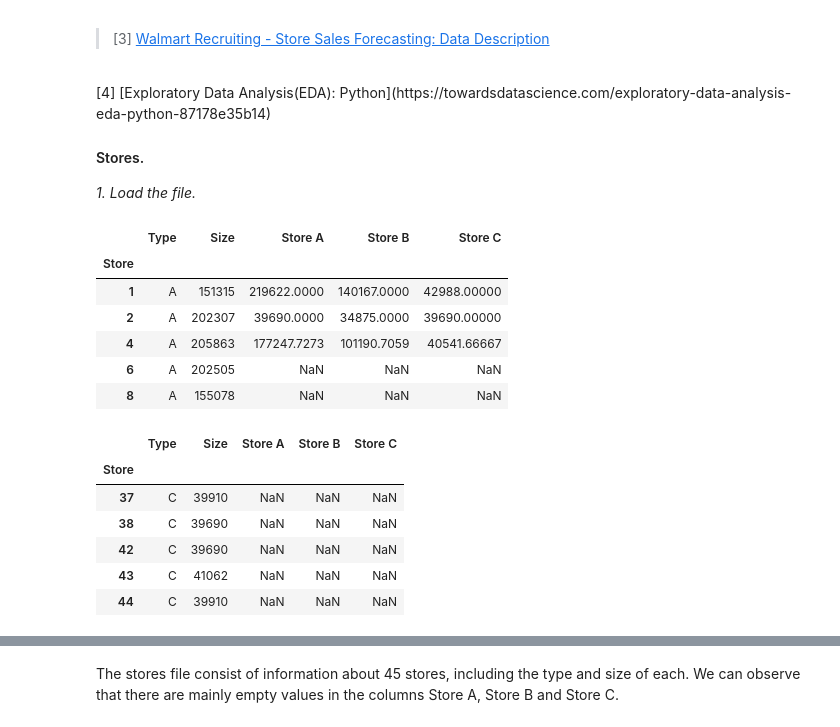
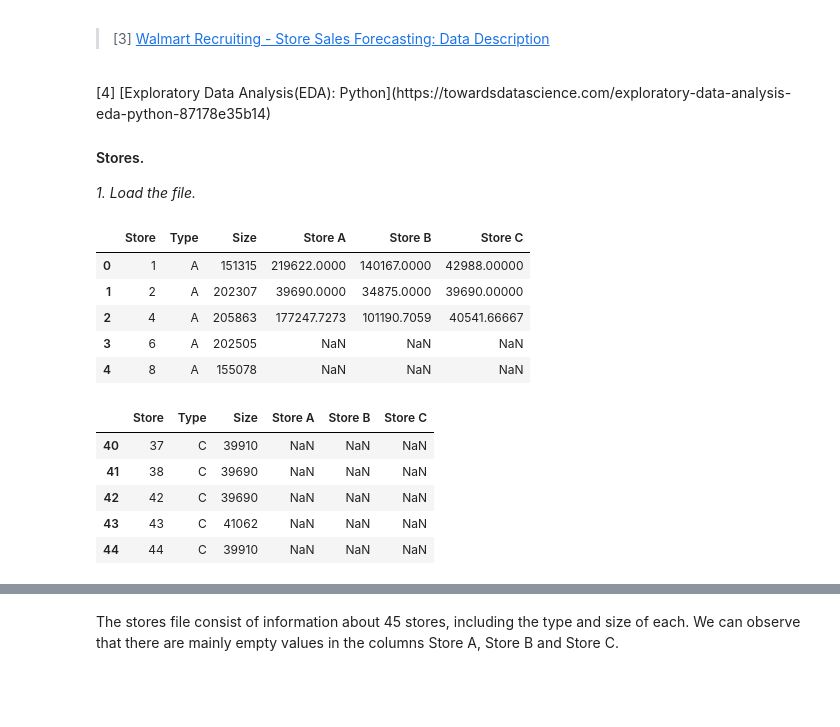
Before and after one commit to olgarozhdestvina/Sales-Forecasting, a Jupyter notebook: Sales Forecasting using Walmart Dataset.ipynb, the cells around one changed output, grey strips where cells are left out. Cells and saved outputs as stored; diff of their text form; code cells hidden in the pictures; blank space fills up the shorter version.

```diff
--- a/Sales Forecasting using Walmart Dataset.ipynb
+++ b/Sales Forecasting using Walmart Dataset.ipynb
@@ -61,28 +61,23 @@ _1. Load the file._
 # %%
 # Load the stores.csv without an index.
 stores = pd.read_csv("Walmart Data Set/stores.csv", header=0)
 
-# Use the first column as the index
-store = stores.set_index("Store")
-
 # Display the dafaframe
-store.head()
+stores.head()
 # %% [output]
-|  | Type | Size | Store A | Store B | Store C |
-| Store |  |  |  |  |  |
-| 1 | A | 151315 | 219622.0000 | 140167.0000 | 42988.00000 |
-| 2 | A | 202307 | 39690.0000 | 34875.0000 | 39690.00000 |
-| 4 | A | 205863 | 177247.7273 | 101190.7059 | 40541.66667 |
-| 6 | A | 202505 | NaN | NaN | NaN |
-| 8 | A | 155078 | NaN | NaN | NaN |
+|  | Store | Type | Size | Store A | Store B | Store C |
+| 0 | 1 | A | 151315 | 219622.0000 | 140167.0000 | 42988.00000 |
+| 1 | 2 | A | 202307 | 39690.0000 | 34875.0000 | 39690.00000 |
+| 2 | 4 | A | 205863 | 177247.7273 | 101190.7059 | 40541.66667 |
+| 3 | 6 | A | 202505 | NaN | NaN | NaN |
+| 4 | 8 | A | 155078 | NaN | NaN | NaN |
 # %%
 # Display the dafaframe
-store.tail()
+stores.tail()
 # %% [output]
-|  | Type | Size | Store A | Store B | Store C |
-| Store |  |  |  |  |  |
-| 37 | C | 39910 | NaN | NaN | NaN |
-| 38 | C | 39690 | NaN | NaN | NaN |
-| 42 | C | 39690 | NaN | NaN | NaN |
-| 43 | C | 41062 | NaN | NaN | NaN |
-| 44 | C | 39910 | NaN | NaN | NaN |
+|  | Store | Type | Size | Store A | Store B | Store C |
+| 40 | 37 | C | 39910 | NaN | NaN | NaN |
+| 41 | 38 | C | 39690 | NaN | NaN | NaN |
+| 42 | 42 | C | 39690 | NaN | NaN | NaN |
+| 43 | 43 | C | 41062 | NaN | NaN | NaN |
+| 44 | 44 | C | 39910 | NaN | NaN | NaN |
```
Also changed, not shown: parts of 34 cells of this notebook.
